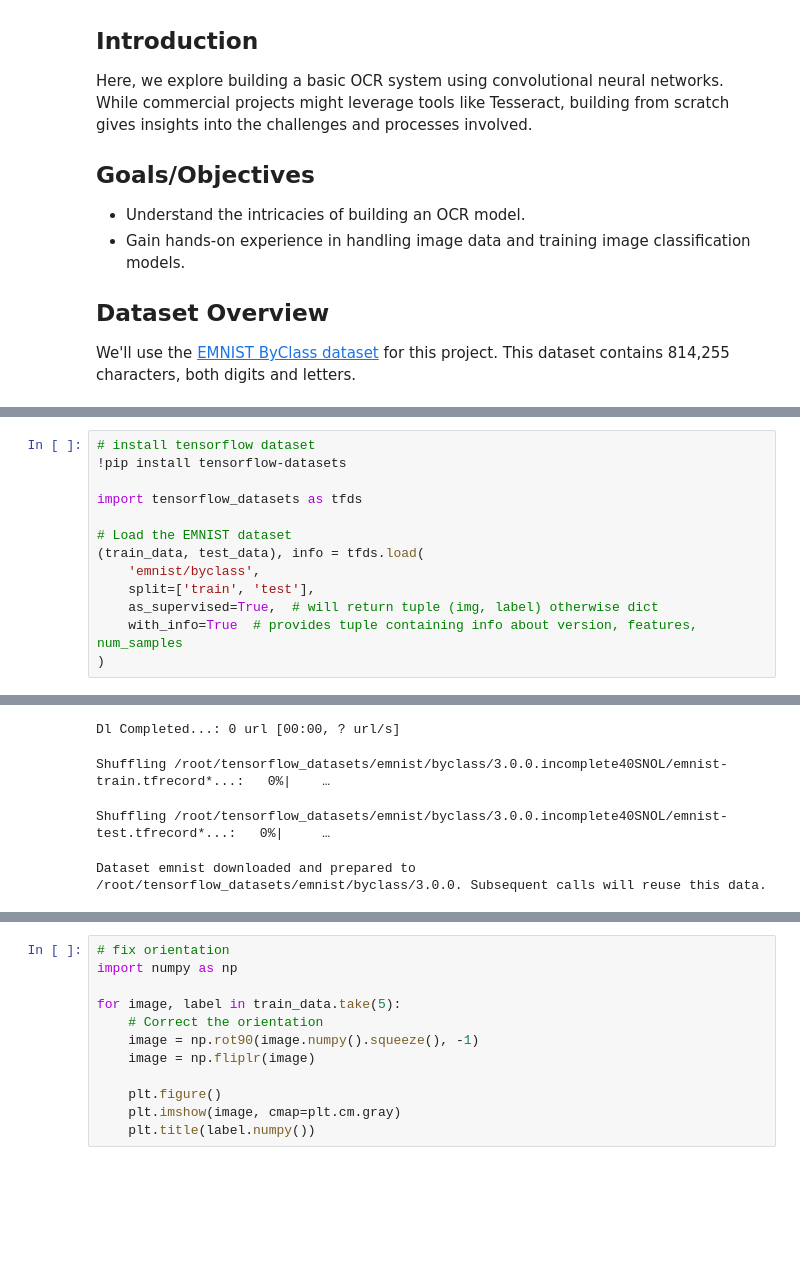
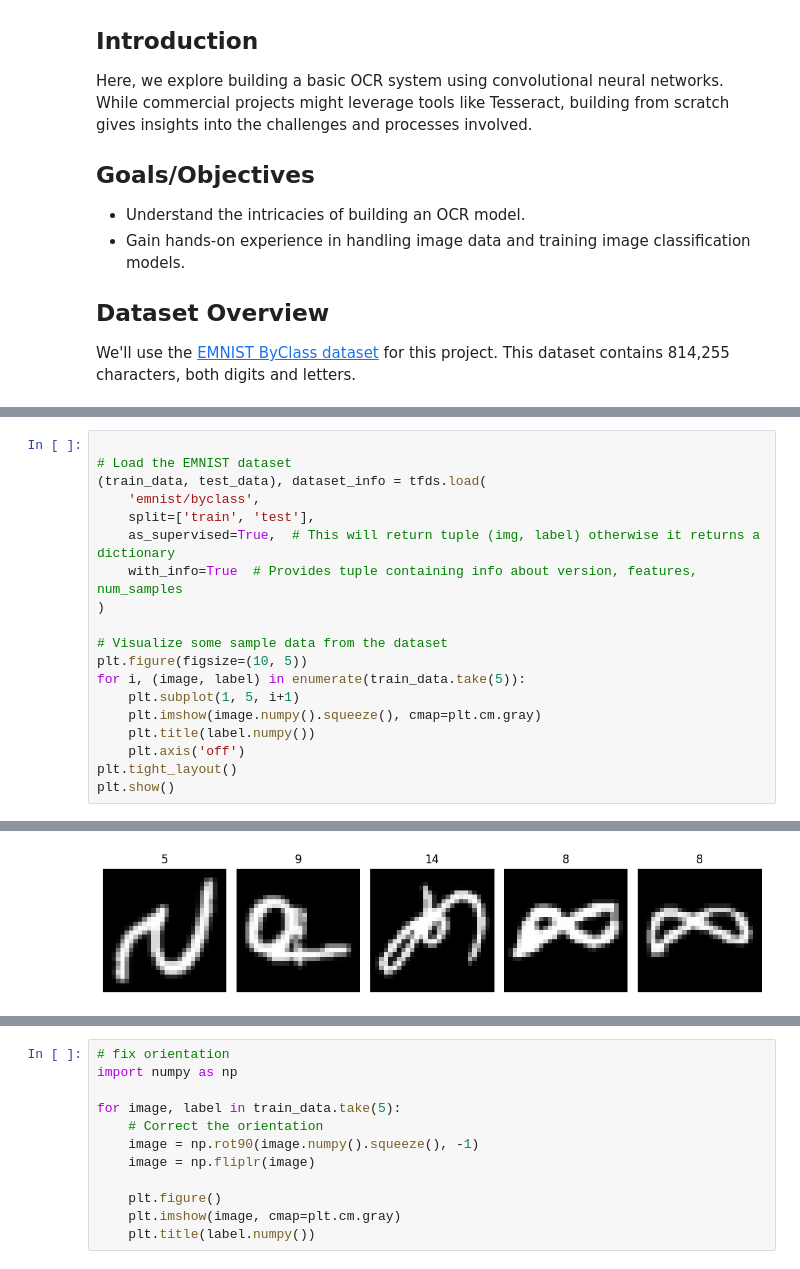
Before and after one commit to DilrajS/ClipText, a Jupyter notebook: Optical_Character_Recognition.ipynb, the cells around one changed output, grey strips where cells are left out. Saved outputs shown, nothing was run; the diff lists cells and outputs as text; blank space fills up the shorter version.

```diff
--- a/Optical_Character_Recognition.ipynb
+++ b/Optical_Character_Recognition.ipynb
@@ -13,14 +51,20 @@ We'll use the [EMNIST ByClass dataset](https://www.nist.gov/itl/products-and-ser
 # %%
-# install tensorflow dataset
-!pip install tensorflow-datasets
-
-import tensorflow_datasets as tfds
 
 # Load the EMNIST dataset
-(train_data, test_data), info = tfds.load(
+(train_data, test_data), dataset_info = tfds.load(
     'emnist/byclass',
     split=['train', 'test'],
-    as_supervised=True,  # will return tuple (img, label) otherwise dict
-    with_info=True  # provides tuple containing info about version, features, num_samples
+    as_supervised=True,  # This will return tuple (img, label) otherwise it returns a dictionary
+    with_info=True  # Provides tuple containing info about version, features, num_samples
 )
+
+# Visualize some sample data from the dataset
+plt.figure(figsize=(10, 5))
+for i, (image, label) in enumerate(train_data.take(5)):
+    plt.subplot(1, 5, i+1)
+    plt.imshow(image.numpy().squeeze(), cmap=plt.cm.gray)
+    plt.title(label.numpy())
+    plt.axis('off')
+plt.tight_layout()
+plt.show()
 # %% [output]
@@ -44,4 +71 @@ Downloading and preparing dataset 535.73 MiB (download: 535.73 MiB, generated: U
-Dl Completed...: 0 url [00:00, ? url/s]
-Shuffling /root/tensorflow_datasets/emnist/byclass/3.0.0.incomplete40SNOL/emnist-train.tfrecord*...:   0%|    …
-Shuffling /root/tensorflow_datasets/emnist/byclass/3.0.0.incomplete40SNOL/emnist-test.tfrecord*...:   0%|     …
-Dataset emnist downloaded and prepared to /root/tensorflow_datasets/emnist/byclass/3.0.0. Subsequent calls will reuse this data.
+[figure, added]
```
Also changed, not shown: parts of 15 cells of this notebook.
